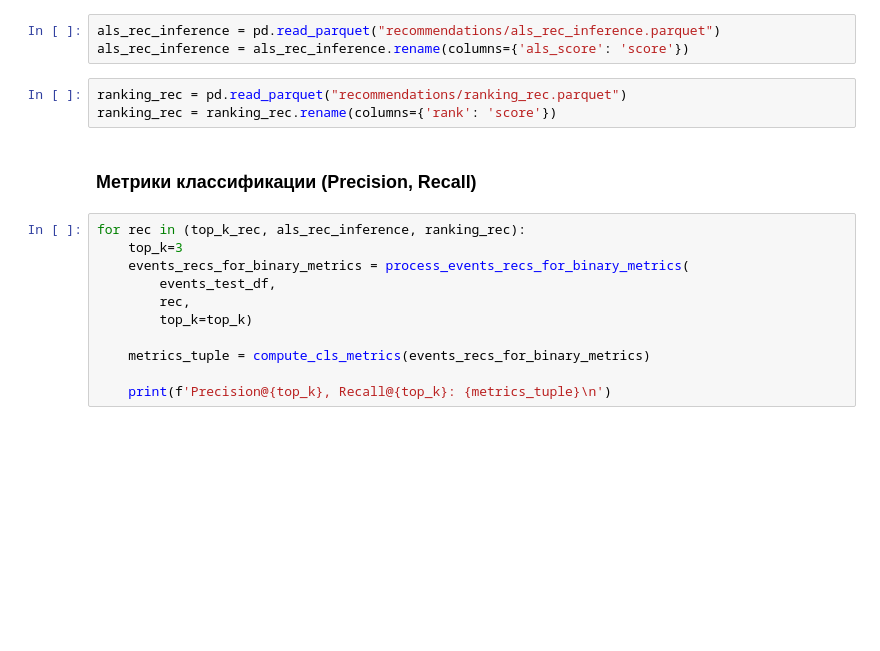
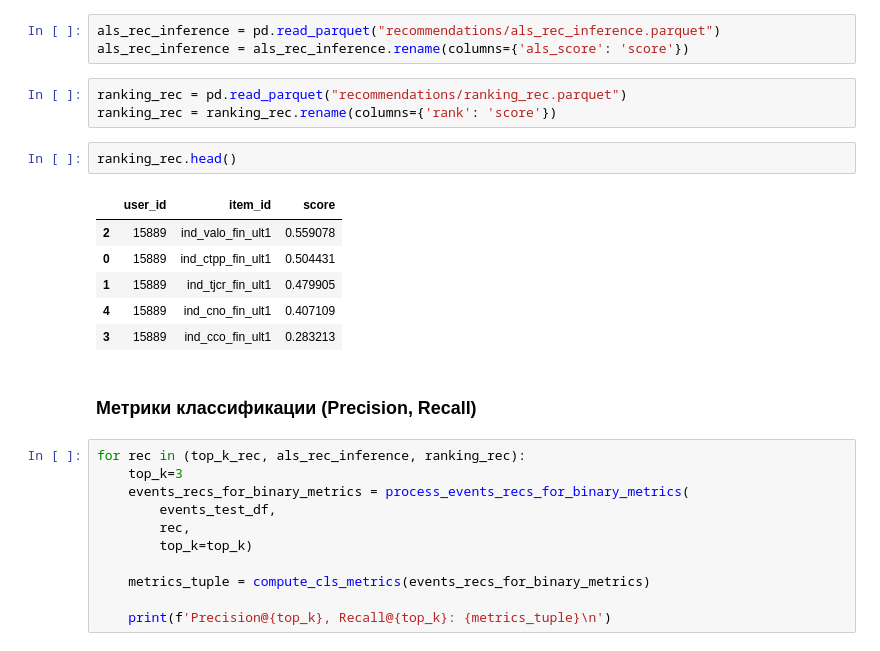
Before and after one commit to alien150684/banking_products_recom, a Jupyter notebook: recommendations.ipynb, the cells around one changed output. Saved outputs shown, nothing was run; the diff lists cells and outputs as text; blank space fills up the shorter version.

```diff
--- a/recommendations.ipynb
+++ b/recommendations.ipynb
@@ -1714,6 +1720,15 @@ als_rec_inference = als_rec_inference.rename(columns={'als_score': 'score'})
 # %%
 ranking_rec = pd.read_parquet("recommendations/ranking_rec.parquet")
 ranking_rec = ranking_rec.rename(columns={'rank': 'score'})
+# %%
+ranking_rec.head()
+# %% [output]
+|  | user_id | item_id | score |
+| 2 | 15889 | ind_valo_fin_ult1 | 0.559078 |
+| 0 | 15889 | ind_ctpp_fin_ult1 | 0.504431 |
+| 1 | 15889 | ind_tjcr_fin_ult1 | 0.479905 |
+| 4 | 15889 | ind_cno_fin_ult1 | 0.407109 |
+| 3 | 15889 | ind_cco_fin_ult1 | 0.283213 |
 # %% [markdown]
 ### Метрики классификации (Precision, Recall)
 # %%
```
Also changed, not shown: parts of 5 cells of this notebook, 12 other files.
